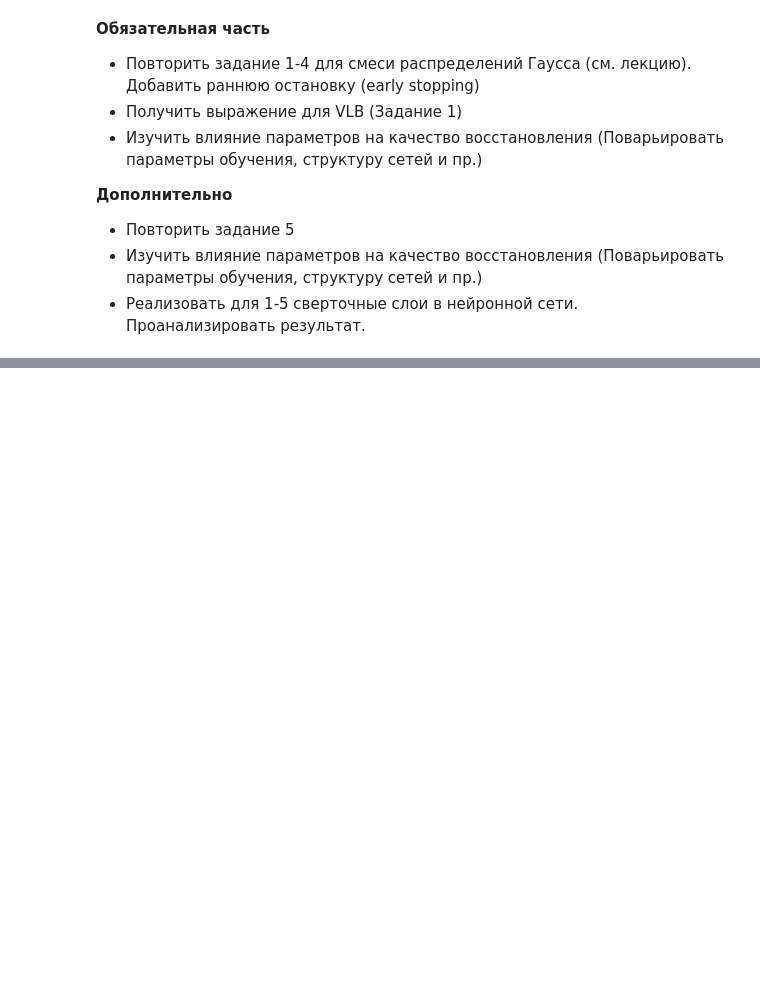
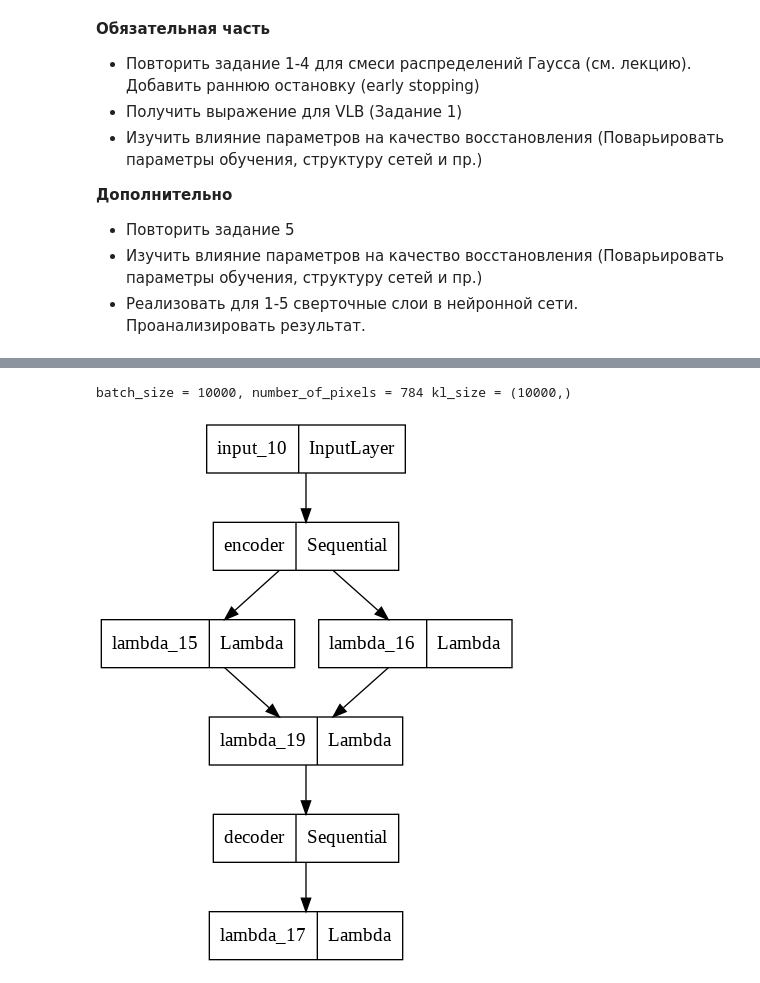
Before and after one commit to JacKira/BayesMethods, a Jupyter notebook: Lab/lr2_.ipynb, the cells around one changed output, grey strips where cells are left out. Cells and saved outputs as stored; diff of their text form; code cells hidden in the pictures; blank space fills up the shorter version.

```diff
--- a/Lab/lr2_.ipynb
+++ b/Lab/lr2_.ipynb
@@ -742,0 +891,41 @@ plt.show()
+# %%
+def vlb_binomial(x, x_decoded_mean,  x_decoded_var, t_mean, t_log_var):
+    """Returns the value of negative Variational Lower Bound
+
+    The inputs are tf.Tensor
+        x: (batch_size x number_of_pixels) matrix with one image per row with zeros and ones
+        x_decoded_mean: (batch_size x number_of_pixels) mean of the distribution p(x | t), real numbers from 0 to 1
+        t_mean: (batch_size x latent_dim) mean vector of the (normal) distribution q(t | x)
+        t_log_var: (batch_size x latent_dim) logarithm of the variance vector of the (normal) distribution q(t | x)
+
+    Returns:
+        A tf.Tensor with one element (averaged across the batch), VLB
+    """
+
+    #cce = tf.keras.losses.CategoricalCrossentropy(axis=1)
+    t_var =  tf.exp(t_log_var)
+    kl = -t_log_var/2.0 + (t_var + t_mean**2 - 1)/2.0
+    kl = tf.reduce_sum(kl, axis=1)
+    batch_size = x.shape[0]
+    number_of_pixels = x.shape[1]
+    latend_dim = t_mean.shape[1]
+
+    two_pi = tf.constant(2.0 * np.pi)
+    #log_p = tf.keras.losses.binary_crossentropy(x, x_decoded_mean)
+    log_p = -number_of_pixels/ 2.0 * tf.math.log(two_pi * tf.math.pow(x_decoded_var, 2.0) + 1e-6) -  tf.math.reduce_euclidean_norm(x_decoded_mean - x, axis=0) / (2.0 * tf.math.pow(x_decoded_var, 2.0)  + 1.0 * 1e-6)
+    log_p = tf.reduce_sum(log_p, axis=1)
+
+    result = tf.reduce_mean(number_of_pixels*log_p - kl)
+
+    print("batch_size = {}, number_of_pixels = {} kl_size = {}".format(batch_size, number_of_pixels, kl.shape))
+    return -result
+# %%
+
+
+
+loss = vlb_binomial(x, x_decoded_mean, x_decoded_var, t_mean, t_log_var)
+vae = Model(x, x_decoded_mean)
+tf.keras.utils.plot_model(vae)
+# %% [output]
+batch_size = 10000, number_of_pixels = 784 kl_size = (10000,)
+[figure, added]
```
Also changed, not shown: parts of 21 cells of this notebook.
